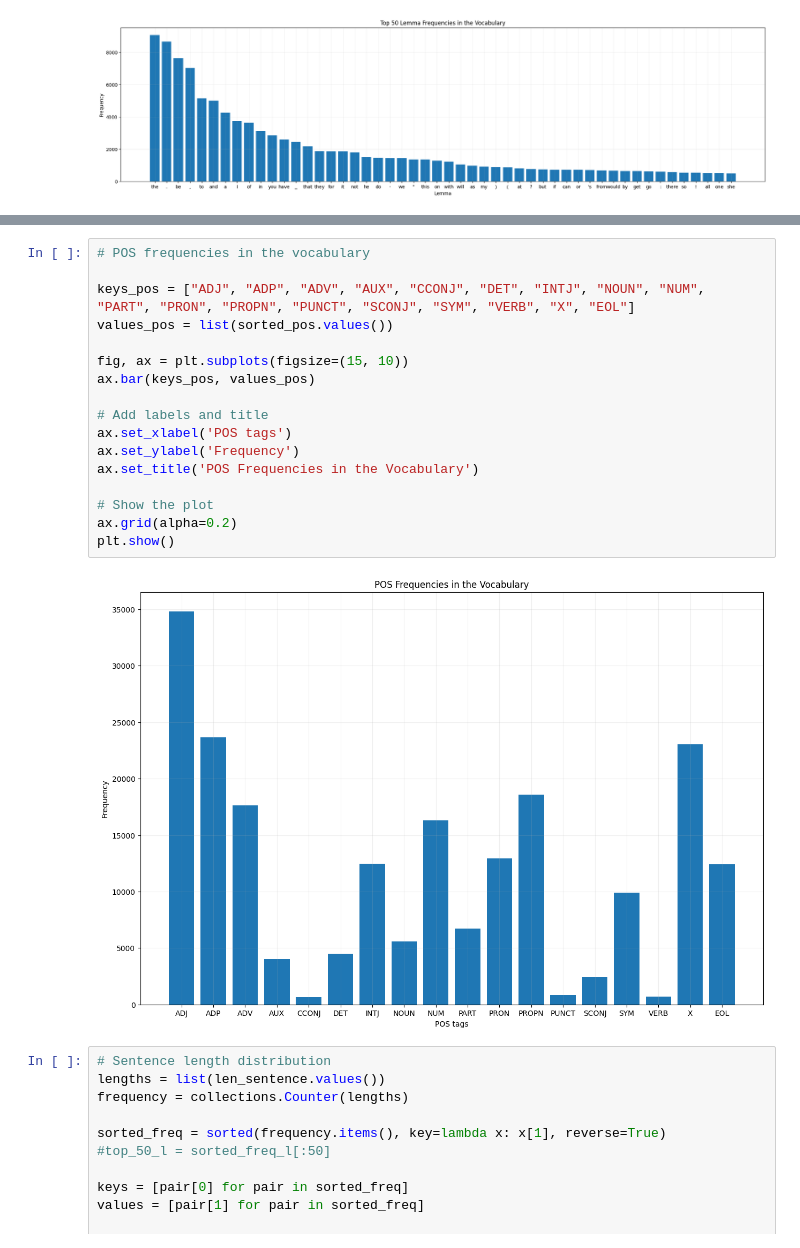
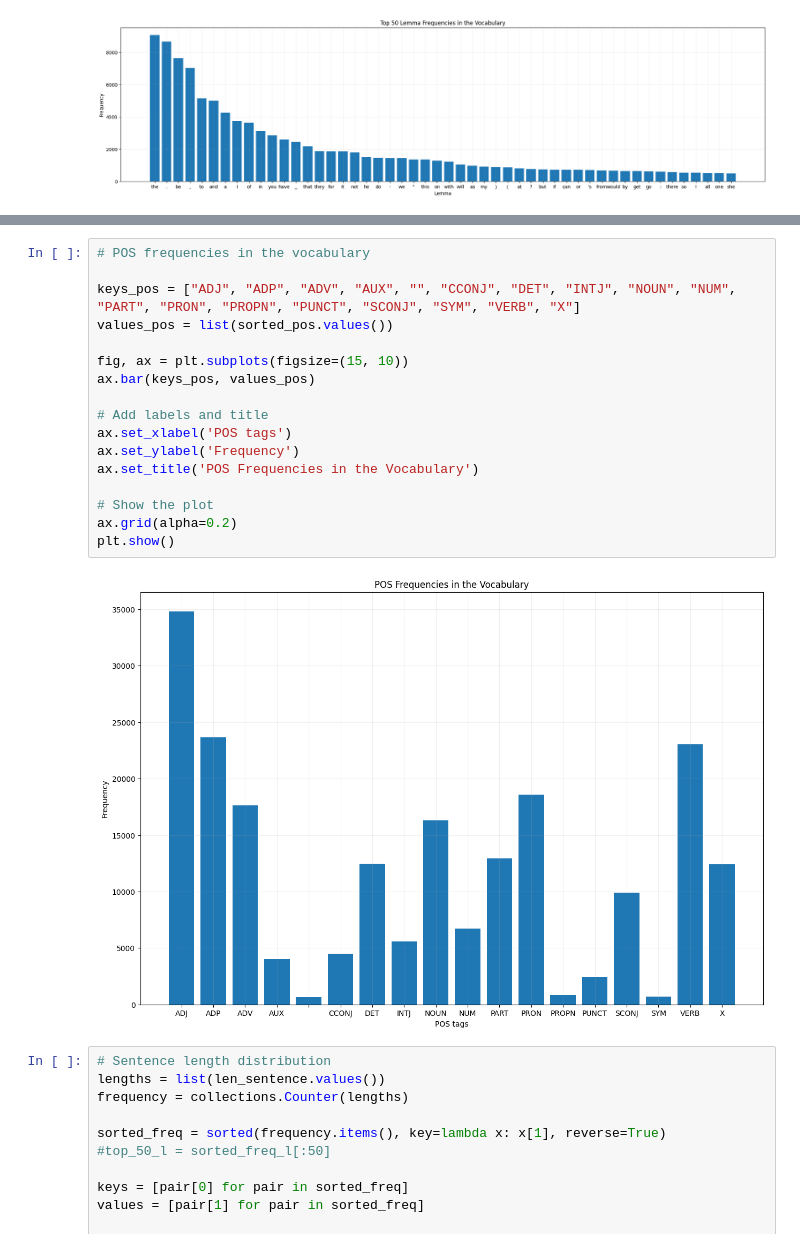
Before and after one commit to zoppellarielena/PhysicsOfData_Projects, a Jupyter notebook: 1.PROJECT for NATURAL LANGUAGE PROCESSING/Zoppellari_Mahfouz_NLP_Project.ipynb, the cells around one changed output, grey strips where cells are left out. Cells and saved outputs as stored; diff of their text form.

```diff
--- a/1.PROJECT for NATURAL LANGUAGE PROCESSING/Zoppellari_Mahfouz_NLP_Project.ipynb
+++ b/1.PROJECT for NATURAL LANGUAGE PROCESSING/Zoppellari_Mahfouz_NLP_Project.ipynb
@@ -482,22 +481,22 @@ For POS tags in Universal Dependency the numerical list in range [1:18] correspo
 # %%
 # POS frequencies in the vocabulary
 
-keys_pos = ["ADJ", "ADP", "ADV", "AUX", "CCONJ", "DET", "INTJ", "NOUN", "NUM", "PART", "PRON", "PROPN", "PUNCT", "SCONJ", "SYM", "VERB", "X", "EOL"]
+keys_pos = ["ADJ", "ADP", "ADV", "AUX", "", "CCONJ", "DET", "INTJ", "NOUN", "NUM", "PART", "PRON", "PROPN", "PUNCT", "SCONJ", "SYM", "VERB", "X"]
 values_pos = list(sorted_pos.values())
 
 fig, ax = plt.subplots(figsize=(15, 10))
 ax.bar(keys_pos, values_pos)
 
 # Add labels and title
 ax.set_xlabel('POS tags')
 ax.set_ylabel('Frequency')
 ax.set_title('POS Frequencies in the Vocabulary')
 
 # Show the plot
 ax.grid(alpha=0.2)
 plt.show()
 # %% [output]
-[figure, old version]
+[figure, new version]
 # %%
 # Sentence length distribution
 lengths = list(len_sentence.values())
```
Also changed, not shown: parts of 2 cells of this notebook.
